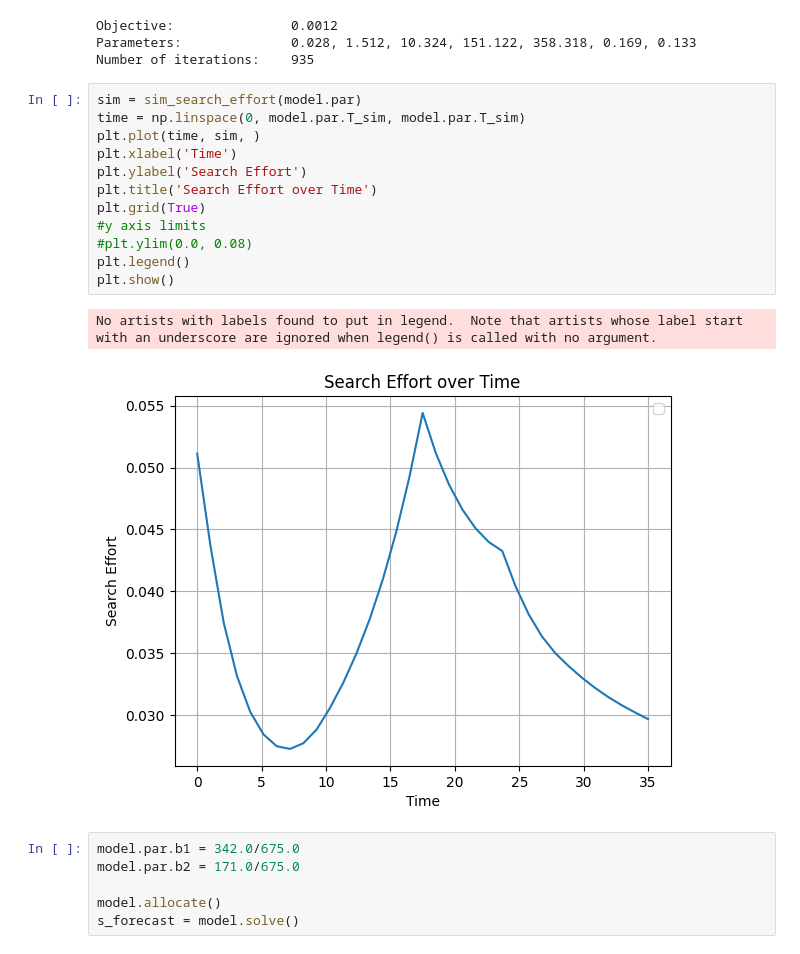
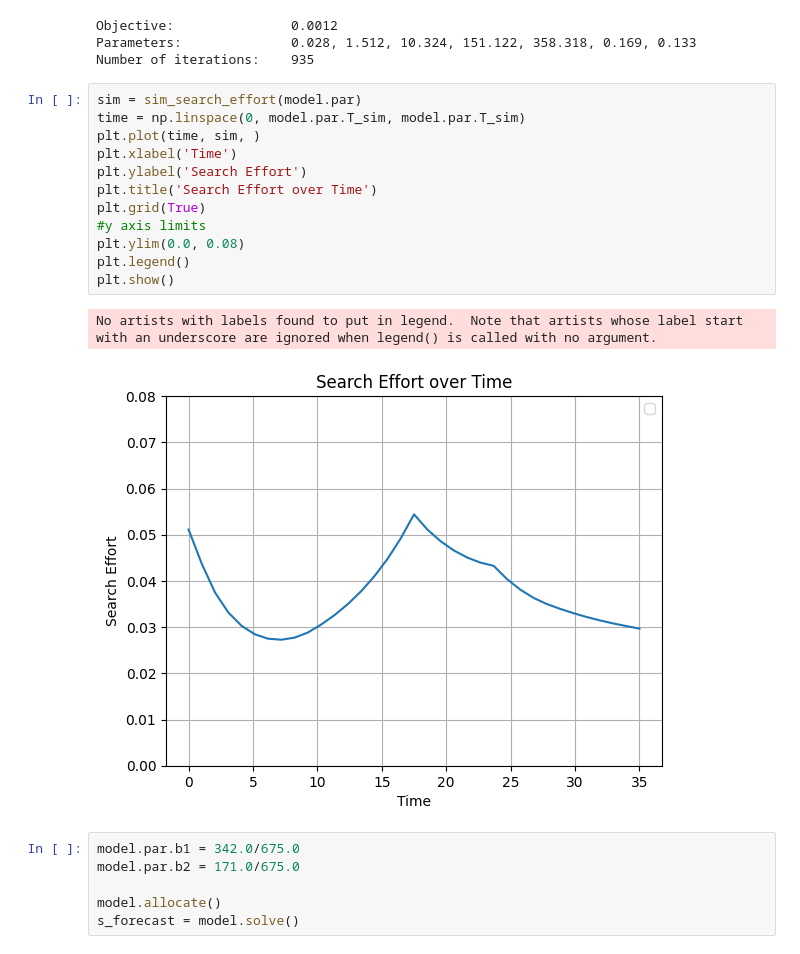
Before and after one commit to qrn838/Dynamic-programming-project, a Jupyter notebook: 2. forecasting errors.ipynb, the cells around one changed output. Cells and saved outputs as stored; diff of their text form.

```diff
--- a/2. forecasting errors.ipynb
+++ b/2. forecasting errors.ipynb
@@ -34,18 +34,18 @@ Number of iterations:    935
 # %%
 sim = sim_search_effort(model.par)
 time = np.linspace(0, model.par.T_sim, model.par.T_sim)
 plt.plot(time, sim, )
 plt.xlabel('Time')
 plt.ylabel('Search Effort')
 plt.title('Search Effort over Time')
 plt.grid(True)
 #y axis limits
-#plt.ylim(0.0, 0.08)
+plt.ylim(0.0, 0.08)
 plt.legend()
 plt.show()
 # %% [output]
 No artists with labels found to put in legend.  Note that artists whose label start with an underscore are ignored when legend() is called with no argument.
-[figure, old version]
+[figure, new version]
 # %%
 model.par.b1 = 342.0/675.0
 model.par.b2 = 171.0/675.0
```
Also changed, not shown: parts of 8 cells of this notebook, 4 other files.
